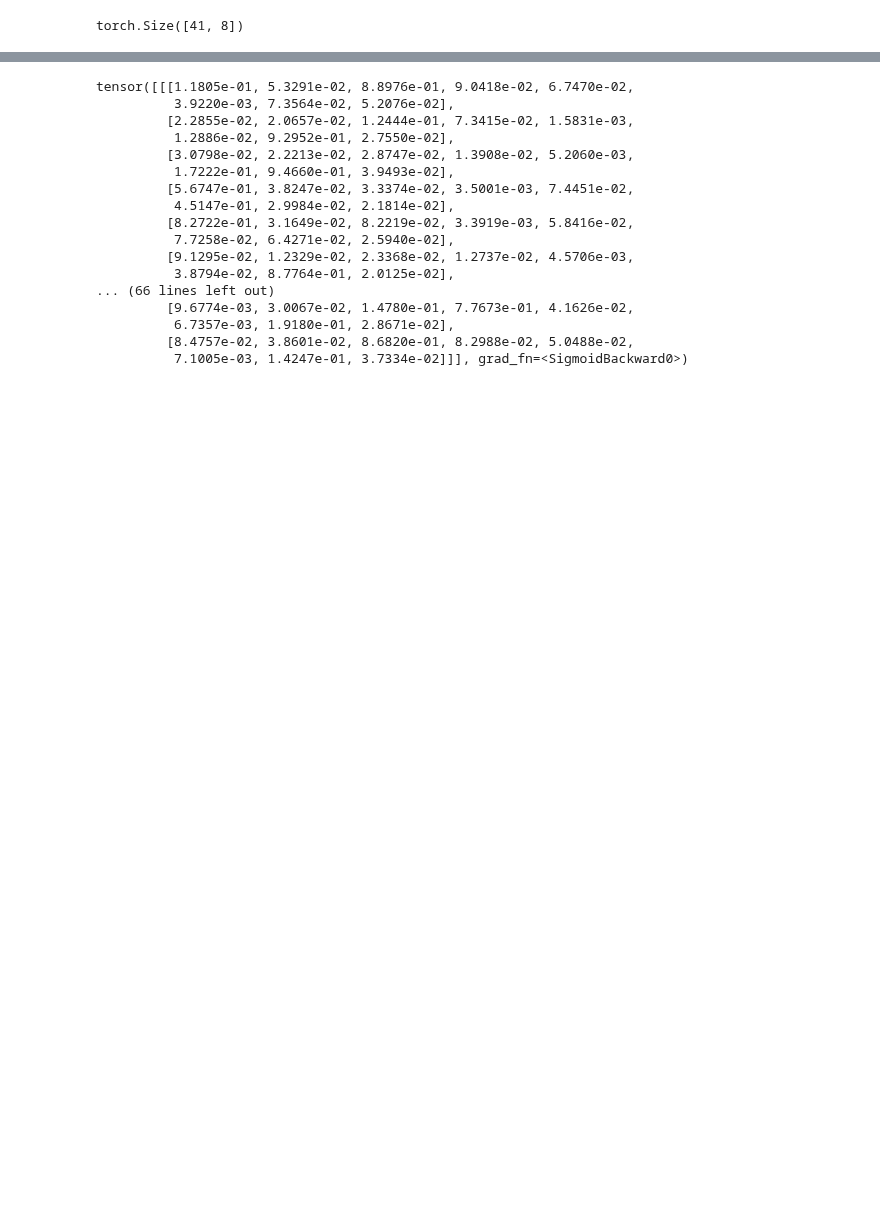
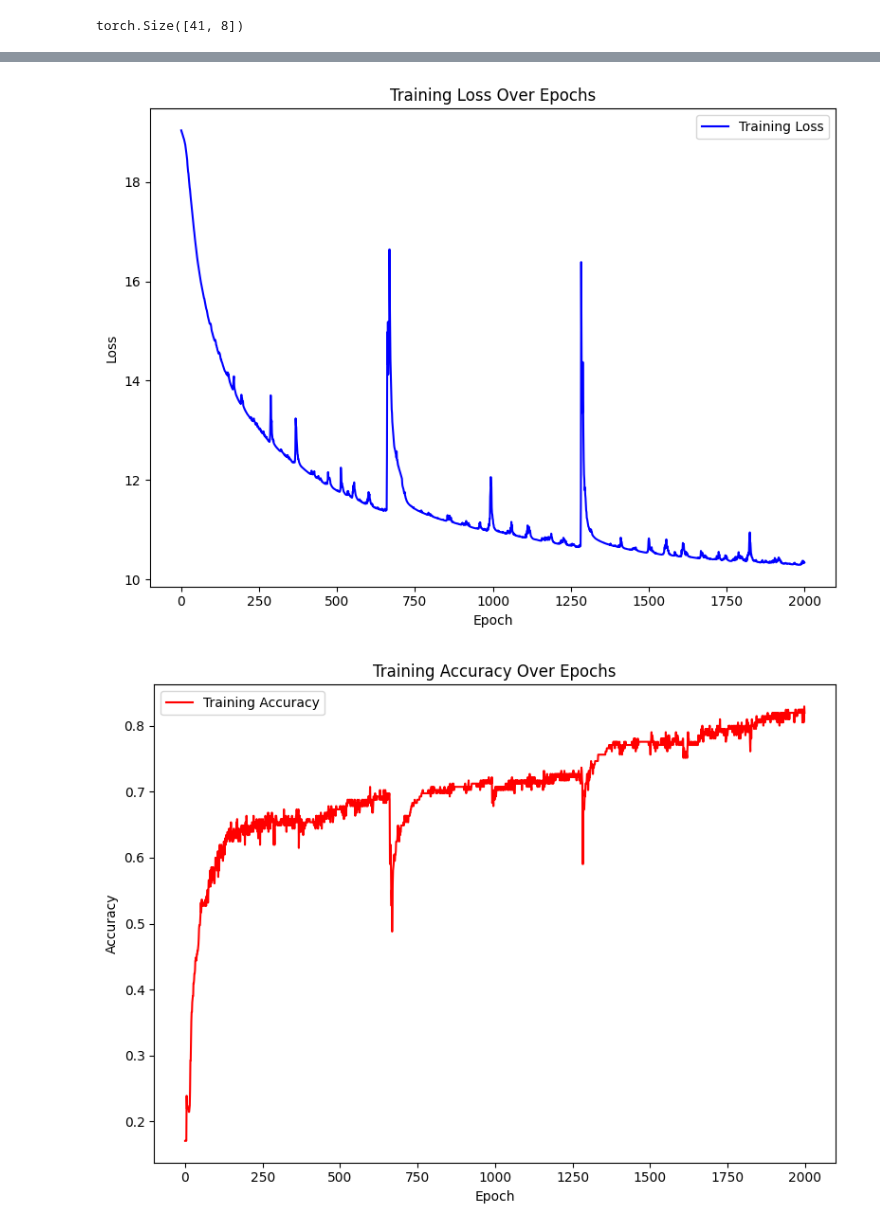
Before and after one commit to Ahmadar91/Master-sThesis, a Jupyter notebook: altModel.ipynb, the cells around one changed output, grey strips where cells are left out. Drawn from its saved outputs; the diff is of its cells as text; code cells hidden in the pictures; blank space fills up the shorter version.

```diff
--- a/altModel.ipynb
+++ b/altModel.ipynb
@@ -712,23 +787,28 @@ Epoch 991, Loss: 0.01844925438053906, Losses: [0.02 0.   0.06 0.05 0.05 0.   0.
-# %%
-outputs
-# %% [output]
-tensor([[[1.1805e-01, 5.3291e-02, 8.8976e-01, 9.0418e-02, 6.7470e-02,
-          3.9220e-03, 7.3564e-02, 5.2076e-02],
-         [2.2855e-02, 2.0657e-02, 1.2444e-01, 7.3415e-02, 1.5831e-03,
-          1.2886e-02, 9.2952e-01, 2.7550e-02],
-         [3.0798e-02, 2.2213e-02, 2.8747e-02, 1.3908e-02, 5.2060e-03,
-          1.7222e-01, 9.4660e-01, 3.9493e-02],
-         [5.6747e-01, 3.8247e-02, 3.3374e-02, 3.5001e-03, 7.4451e-02,
-          4.5147e-01, 2.9984e-02, 2.1814e-02],
-         [8.2722e-01, 3.1649e-02, 8.2219e-02, 3.3919e-03, 5.8416e-02,
-          7.7258e-02, 6.4271e-02, 2.5940e-02],
-         [9.1295e-02, 1.2329e-02, 2.3368e-02, 1.2737e-02, 4.5706e-03,
-          3.8794e-02, 8.7764e-01, 2.0125e-02],
-... (66 lines left out)
-         [9.6774e-03, 3.0067e-02, 1.4780e-01, 7.7673e-01, 4.1626e-02,
-          6.7357e-03, 1.9180e-01, 2.8671e-02],
-         [8.4757e-02, 3.8601e-02, 8.6820e-01, 8.2988e-02, 5.0488e-02,
-          7.1005e-03, 1.4247e-01, 3.7334e-02]]], grad_fn=<SigmoidBackward0>)
+# %%
+# Plot for Loss
+plt.figure(figsize=(8, 6))  # Set figure size
+plt.plot(L, label='Training Loss', color='blue')  # Plot loss with a label
+plt.title('Training Loss Over Epochs')  # Title of the plot
+plt.xlabel('Epoch')  # X-axis label
+plt.ylabel('Loss')  # Y-axis label
+plt.grid(False)  # Add grid lines for better readability
+plt.legend()  # Show legend to identify the line plot
+plt.tight_layout()  # Adjust the layout to make room for the elements
+plt.show()  # Display the plot
+
+# Plot for Accuracy
+plt.figure(figsize=(8, 6))  # Set figure size for the accuracy plot
+plt.plot(A, label='Training Accuracy', color='red')  # Plot accuracy with a label
+plt.title('Training Accuracy Over Epochs')  # Title of the plot
+plt.xlabel('Epoch')  # X-axis label
+plt.ylabel('Accuracy')  # Y-axis label
+plt.grid(False)  # Add grid lines for better readability
+plt.legend()  # Show legend
+plt.tight_layout()  # Adjust the layout
+plt.show()  # Display the plot
+# %% [output]
+[figure, added]
+[figure, added]
 # %%
 subplot(1,2,1)
 imshow(outputs.detach().numpy()[0])
```
Also changed, not shown: parts of 11 cells of this notebook.
